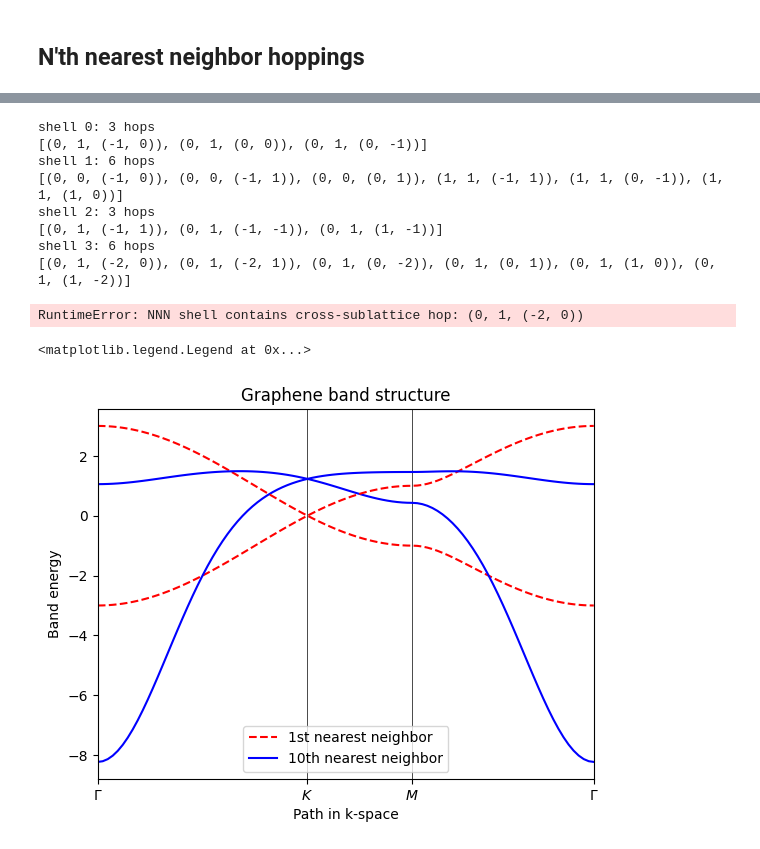
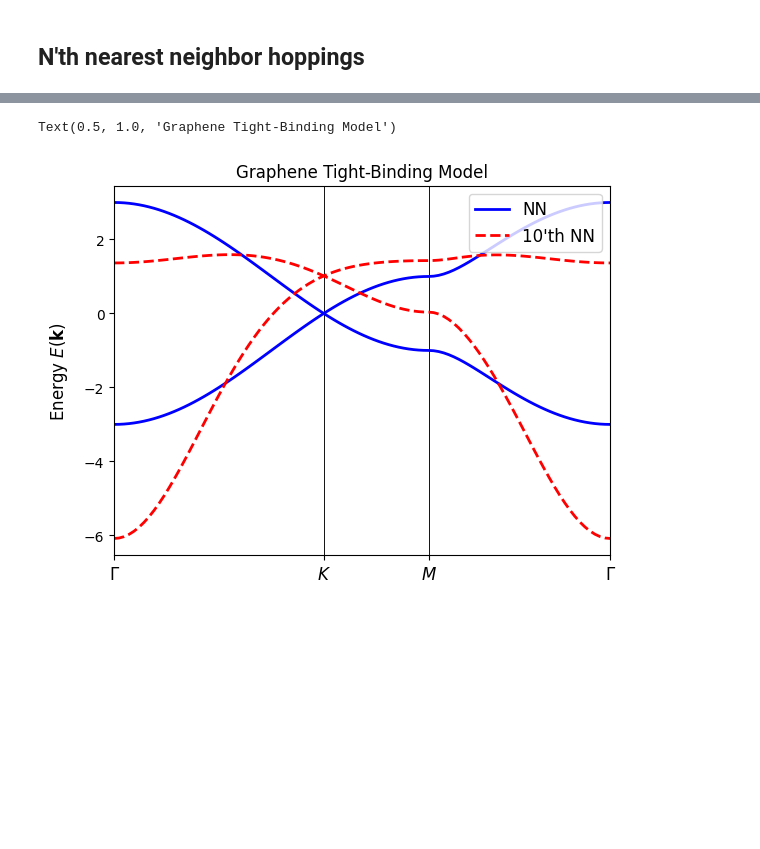
Before and after one commit to pythtb/pythtb, a Jupyter notebook: docs/source/examples_ipynb/nn_shells.ipynb, the cells around one changed output, grey strips where cells are left out. Cells and saved outputs as stored; diff of their text form; code cells hidden in the pictures; blank space fills up the shorter version.

```diff
--- a/docs/source/examples_ipynb/nn_shells.ipynb
+++ b/docs/source/examples_ipynb/nn_shells.ipynb
@@ -117,33 +77,11 @@ nnn_model = TBModel(lat)
-# %%
-n_shell = 4
-shells = lat.nn_orb_bonds(n_shell=n_shell)["bonds_by_shell"]
-
-for s in range(n_shell):
-    print(f"shell {s}: {len(shells[s])} hops")
-    print(shells[s])
-    for (i, j, R) in shells[s]:
-        # Shell even: 3 AB (and/or BA) neighbors, purely real t1
-        if s%2 == 0:
-            nn_model.set_hop(t1 * 10**(-s), i, j, R)
-        else:
-            # Shell odd: 6 AA/BB next-nearest neighbors with complex phases ±phi
-            # Robustness: ensure these are same-sublattice
-            if i != j:
-                raise RuntimeError(f"NNN shell contains cross-sublattice hop: {(i,j,R)}")
-            c = nnn_chirality(i, j, R)
-            nnn_model.set_hop(t2 * 10**(-s) * np.exp(1j * c * phi), i, j, R)
-# %% [output]
-shell 0: 3 hops
-[(0, 1, (-1, 0)), (0, 1, (0, 0)), (0, 1, (0, -1))]
-shell 1: 6 hops
-[(0, 0, (-1, 0)), (0, 0, (-1, 1)), (0, 0, (0, 1)), (1, 1, (-1, 1)), (1, 1, (0, -1)), (1, 1, (1, 0))]
-shell 2: 3 hops
-[(0, 1, (-1, 1)), (0, 1, (-1, -1)), (0, 1, (1, -1))]
-shell 3: 6 hops
-[(0, 1, (-2, 0)), (0, 1, (-2, 1)), (0, 1, (0, -2)), (0, 1, (0, 1)), (0, 1, (1, 0)), (0, 1, (1, -2))]
-RuntimeError: NNN shell contains cross-sublattice hop: (0, 1, (-2, 0))
 # %%
 path = [[0, 0], [2/3, 1/3], [1/2, 1/2], [0, 0]]
 label = (r"$\Gamma $", r"$K$", r"$M$", r"$\Gamma $")
 nk = 100
-k_vec, k_dist, k_node = nnn_model.k_path(path, nk, report=False)
+
+fig, ax = nn_model.plot_bands(path, label, nk, bands_label="NN", fig=None, ax=None)
+nnn_model.plot_bands(path, label, nk, bands_label=f"{N}'th NN",fig=fig, ax=ax, ls="--", lc='r')
+ax.set_title("Graphene Tight-Binding Model")
+# %% [output]
+Text(0.5, 1.0, 'Graphene Tight-Binding Model')
+[figure, added]
@@ -153,23 +87,0 @@ evals_nnn = nnn_model.solve_ham(k_vec)
-# %%
-fig, ax = plt.subplots()
-
-ax.set_xlim(k_node[0], k_node[-1])
-ax.set_xticks(k_node)
-ax.set_xticklabels(label)
-
-for n in range(len(k_node)):
-    ax.axvline(x=k_node[n], linewidth=0.5, color="k")
-
-ax.set_title("Graphene band structure")
-ax.set_xlabel("Path in k-space")
-ax.set_ylabel("Band energy")
-
-# plot bands
-for n in range(evals_nn.shape[1]):
-    ax.plot(k_dist, evals_nn[:, n], color="r", linestyle="--", label="1st nearest neighbor" if n == 0 else "")
-    ax.plot(k_dist, evals_nnn[:, n], color="b", linestyle="-", label=f"{n_shell}th nearest neighbor" if n == 0 else "")
-
-ax.legend()
-# %% [output]
-<matplotlib.legend.Legend at 0x...>
-[figure, removed]
```
Also changed, not shown: parts of 25 cells of this notebook, 1 other file.
